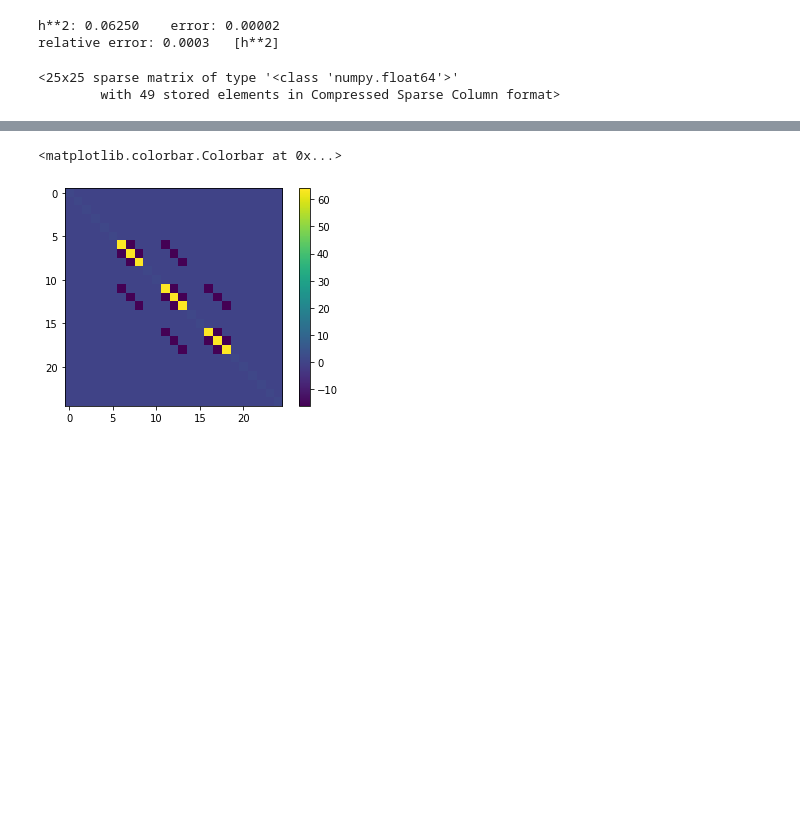
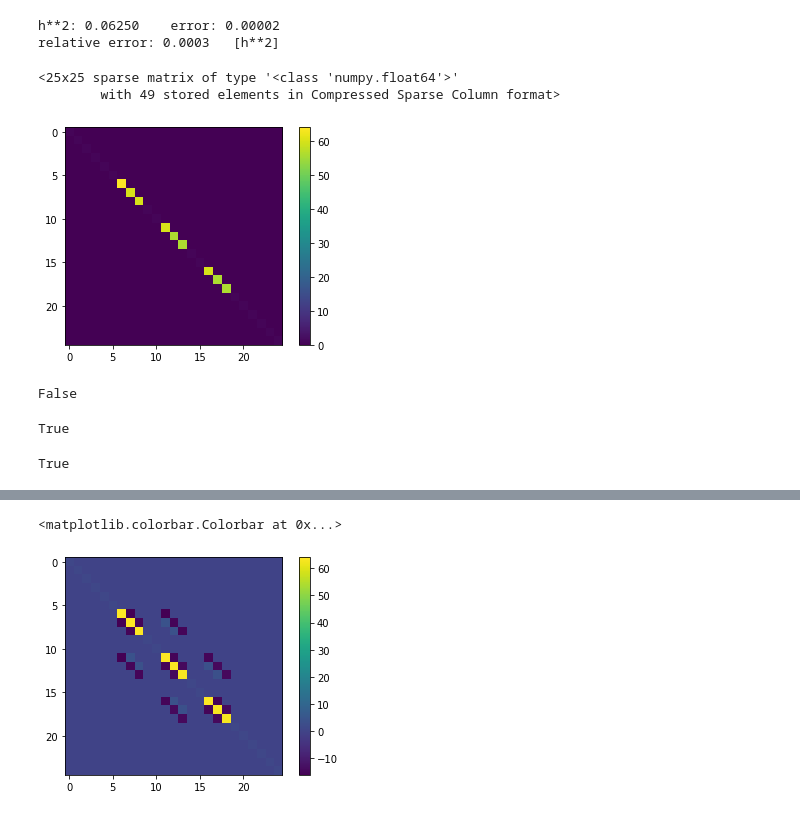
Before and after one commit to SangersJeroen/WI4201, a Jupyter notebook: tensor.ipynb, the cells around one changed output, grey strips where cells are left out. Saved outputs shown, nothing was run; the diff lists cells and outputs as text; code cells hidden in the pictures; blank space fills up the shorter version.

```diff
--- a/tensor.ipynb
+++ b/tensor.ipynb
@@ -255,7 +264,10 @@ def decomp_lu(M: ssp.csc_matrix) -> ssp.csc_matrix:
 		ADD = VEC * EK.T
 		SUM += ADD
 
-	return SUM
+	L = SUM
+	U = spsolve(SUM, M)
+
+	return L, U
 # %%
 from tqdm import tqdm
 # %%
@@ -304,3 +316,16 @@ TWO_LAPLACE.tocsc()
 # %% [output]
 <25x25 sparse matrix of type '<class 'numpy.float64'>'
         with 49 stored elements in Compressed Sparse Column format>
+# %%
+
+L, U = decomp_lu(TWO_LAPLACE)
+D = ssp.diags(U.diagonal(k=0))
+
+plt.imshow(D.toarray())
+plt.colorbar()
+
+sqrtD = D.sqrt()
+
+C = L@sqrtD
+# %% [output]
+[figure, added]
@@ -307,3 +334,17 @@ TWO_LAPLACE.tocsc()
+# %%
+np.alltrue(Utest.toarray() == U.toarray())
+# %% [output]
+False
+# %%
+LU = L@U
+
+np.alltrue(TWO_LAPLACE.toarray() == LU.toarray())
+# %% [output]
+True
+# %%
+np.all(np.linalg.eigvals(TWO_LAPLACE.toarray())>0)
+# %% [output]
+True
 # %%
 %%time
 ##Mocht je een error krijgen, lees dan de comment in de cell hierboven
```
Also changed, not shown: parts of 39 cells of this notebook.
